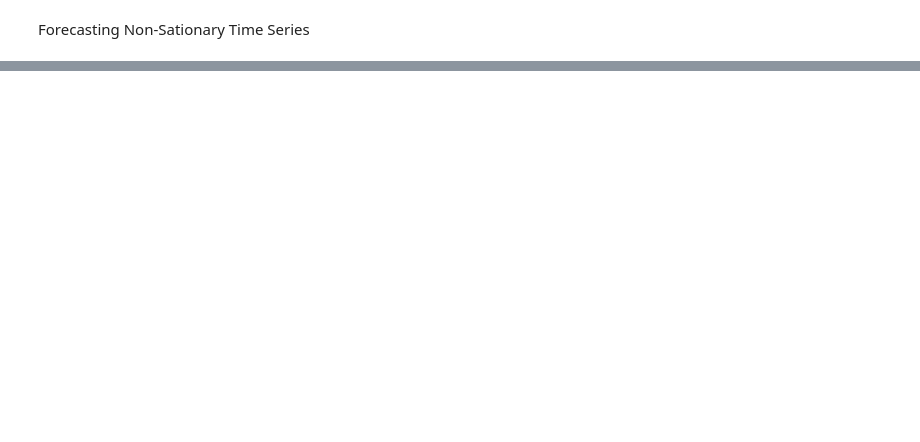
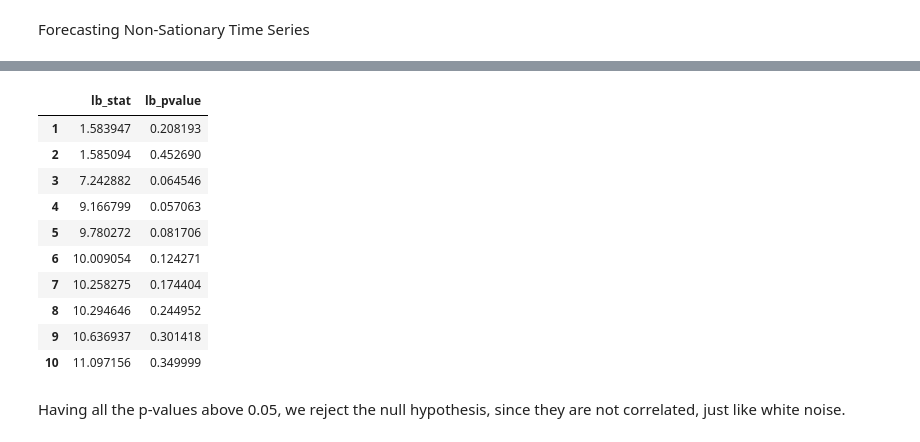
Before and after one commit to Clint-Os/Machine-Learning, a Jupyter notebook: Forecasting non-stationary timeseries.ipynb, the cells around one changed output, grey strips where cells are left out. Drawn from its saved outputs; the diff is of its cells as text; code cells hidden in the pictures; blank space fills up the shorter version.

```diff
--- a/Forecasting non-stationary timeseries.ipynb
+++ b/Forecasting non-stationary timeseries.ipynb
@@ -2,0 +138,22 @@ Forecasting Non-Sationary Time Series
+# %%
+from statsmodels.stats.diagnostic import acorr_ljungbox
+
+residuals = model_fit.resid
+
+lb_test = acorr_ljungbox(residuals, lags= np.arange(1, 11,1), return_df=True)
+
+lb_test
+# %% [output]
+|  | lb_stat | lb_pvalue |
+| 1 | 1.583947 | 0.208193 |
+| 2 | 1.585094 | 0.452690 |
+| 3 | 7.242882 | 0.064546 |
+| 4 | 9.166799 | 0.057063 |
+| 5 | 9.780272 | 0.081706 |
+| 6 | 10.009054 | 0.124271 |
+| 7 | 10.258275 | 0.174404 |
+| 8 | 10.294646 | 0.244952 |
+| 9 | 10.636937 | 0.301418 |
+| 10 | 11.097156 | 0.349999 |
+# %% [markdown]
+Having all the p-values above 0.05, we reject the null hypothesis, since they are not correlated, just like white noise.
```
Also changed, not shown: parts of 20 cells of this notebook, 1 other file.
